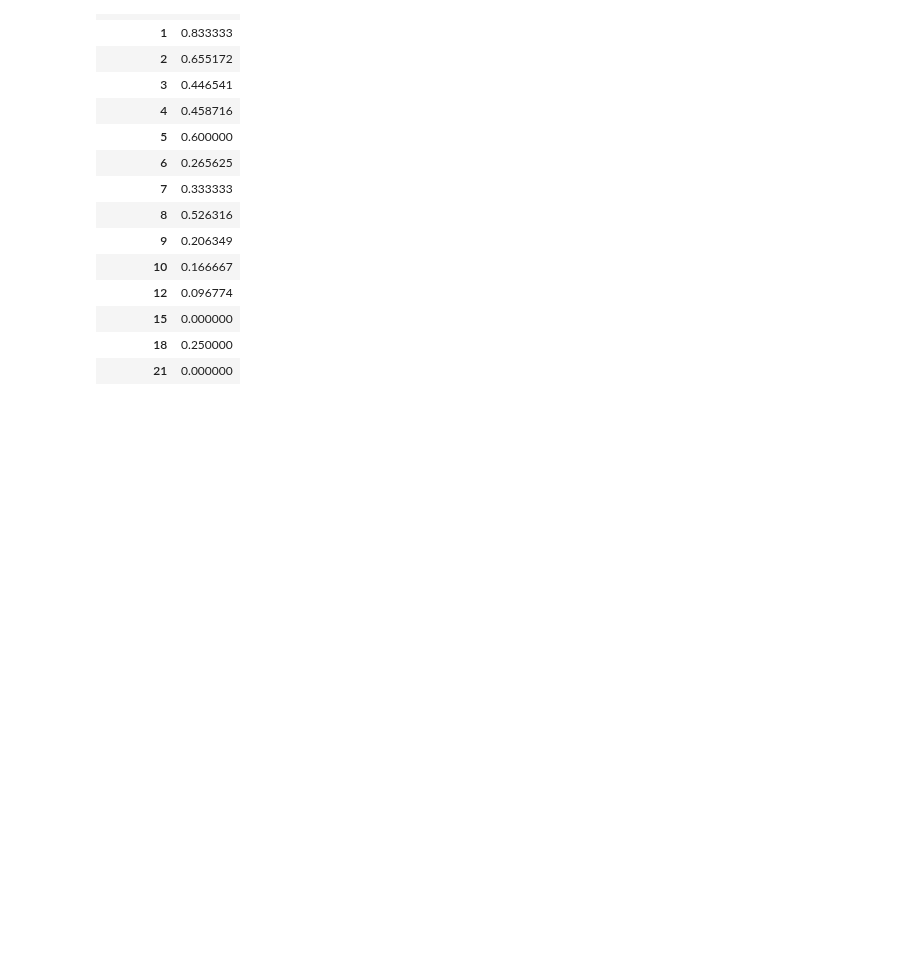
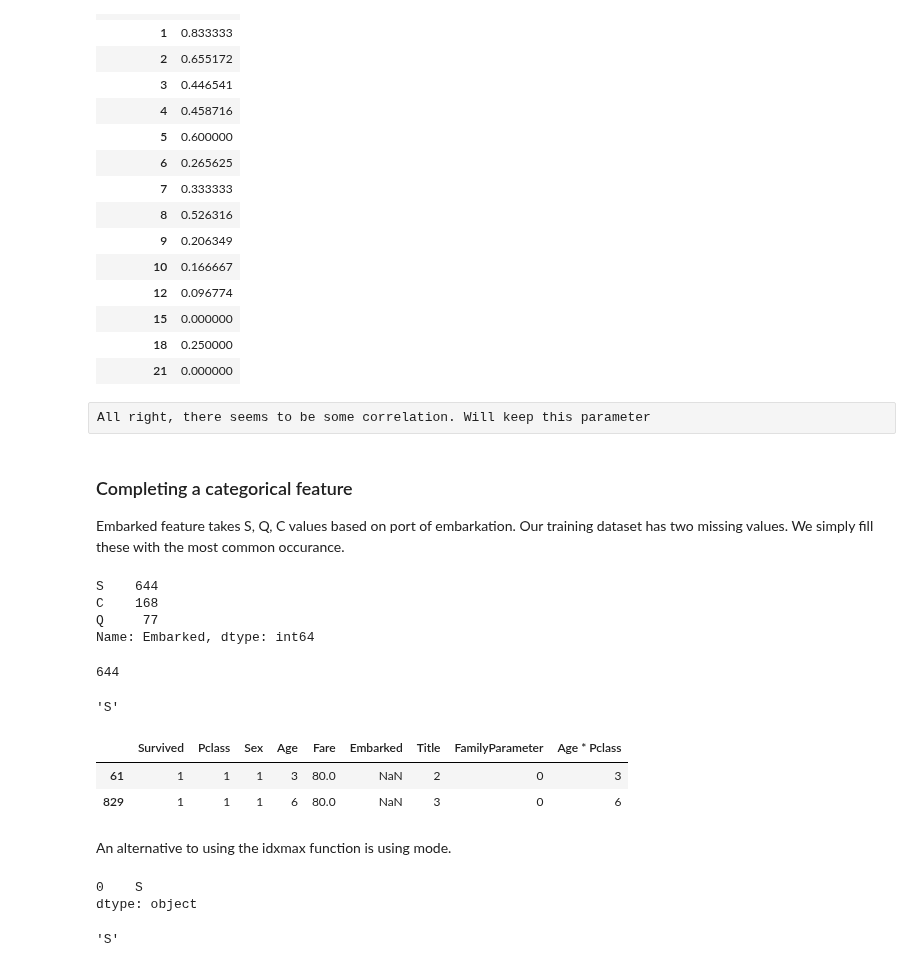
Before and after one commit to sushant2811/KaggleTitanic, a Jupyter notebook: KaggleTitanicSushant.ipynb, the cells around one changed output. Saved outputs shown, nothing was run; the diff lists cells and outputs as text; code cells hidden in the pictures; blank space fills up the shorter version.

Commit message:
Completing embarked feature

```diff
--- a/KaggleTitanicSushant.ipynb
+++ b/KaggleTitanicSushant.ipynb
@@ -1169,3 +1169,30 @@ train_df[['Survived', 'Age * Pclass']].groupby(['Age * Pclass']).mean()
 | 15 | 0.000000 |
 | 18 | 0.250000 |
 | 21 | 0.000000 |
+# %% [raw]
+All right, there seems to be some correlation. Will keep this parameter
+# %% [markdown]
+### Completing a categorical feature
+
+Embarked feature takes S, Q, C values based on port of embarkation. Our training dataset has two missing values. We simply fill these with the most common occurance.
+# %%
+train_df['Embarked'].value_counts()
+# %% [output]
+S    644
+C    168
+Q     77
+Name: Embarked, dtype: int64
+# %%
+train_df['Embarked'].value_counts().max()
+# %% [output]
+644
+# %%
+train_df['Embarked'].value_counts().idxmax()
+# %% [output]
+'S'
+# %%
+train_df.loc[train_df.Embarked.isnull()]
+# %% [output]
+|  | Survived | Pclass | Sex | Age | Fare | Embarked | Title | FamilyParameter | Age * Pclass |
+| 61 | 1 | 1 | 1 | 3 | 80.0 | NaN | 2 | 0 | 3 |
+| 829 | 1 | 1 | 1 | 6 | 80.0 | NaN | 3 | 0 | 6 |
@@ -1171,0 +1202,11 @@ train_df[['Survived', 'Age * Pclass']].groupby(['Age * Pclass']).mean()
+# %% [markdown]
+An alternative to using the idxmax function is using mode.
+# %%
+train_df.Embarked.mode()
+# %% [output]
+0    S
+dtype: object
+# %%
+train_df.Embarked.mode()[0]
+# %% [output]
+'S'
```
Also changed, not shown: parts of 1 cell of this notebook.
